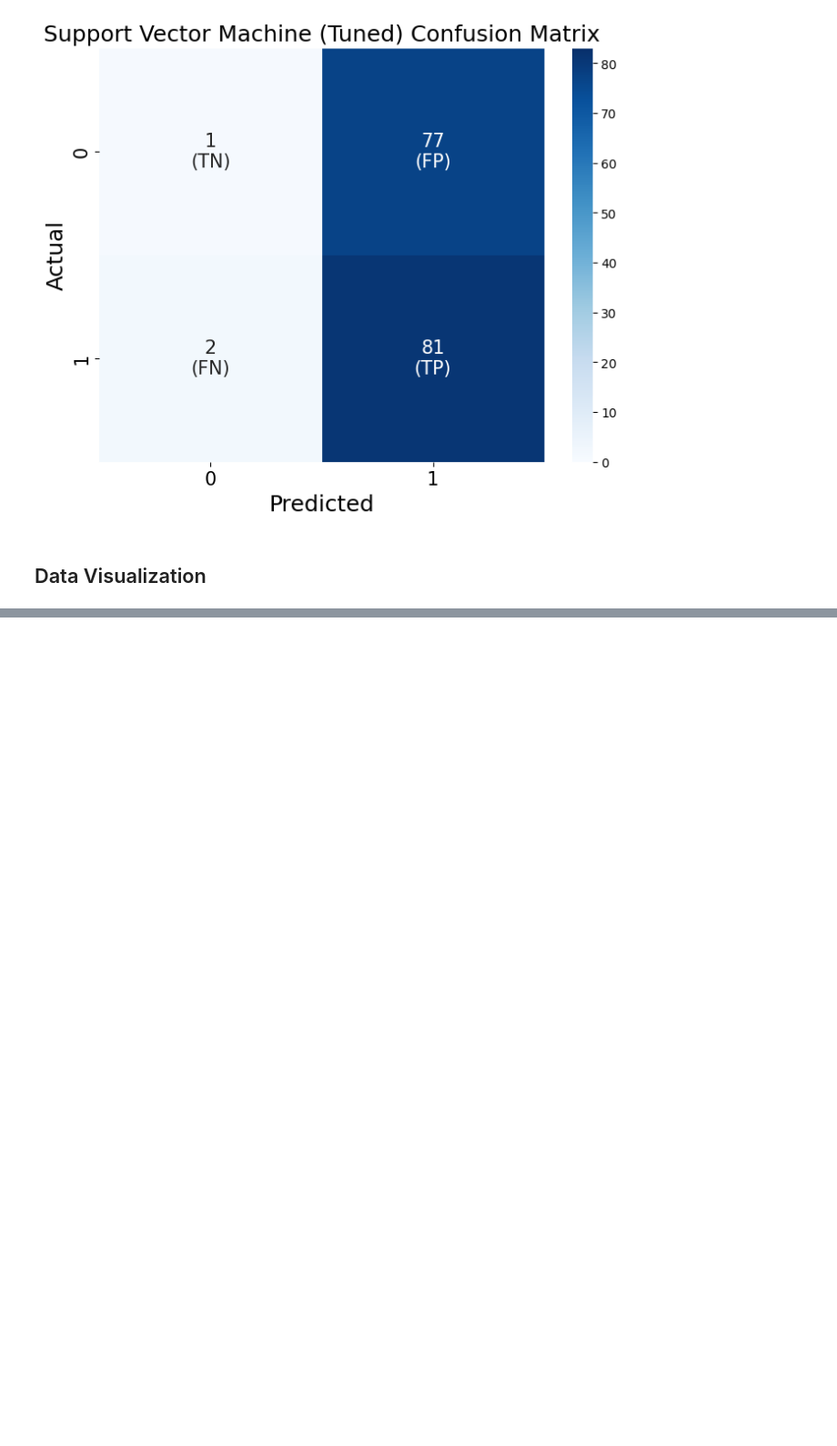
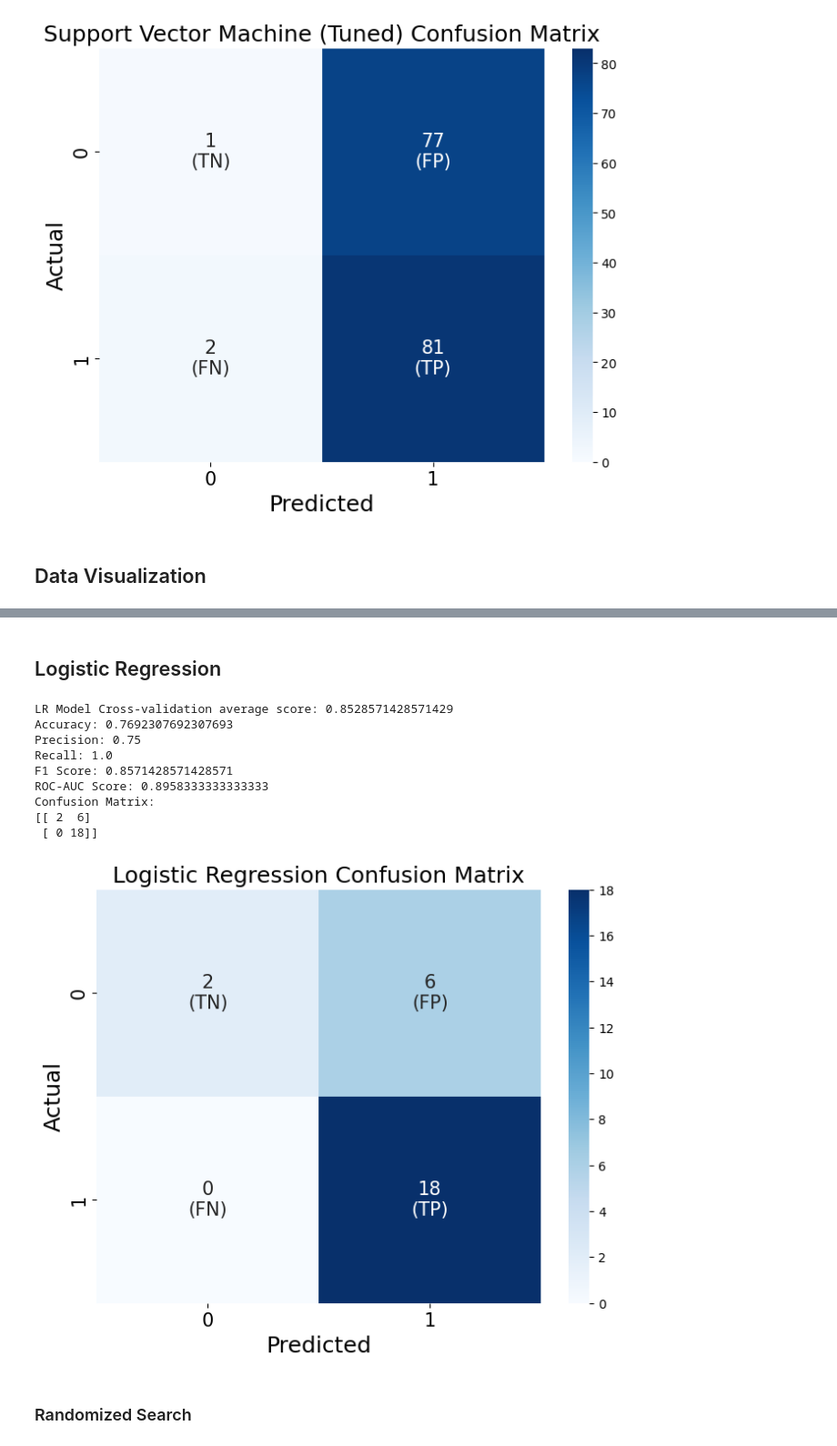
Before and after one commit to sas062/beng203_breast_cancer_recurrence_classifier, a Jupyter notebook: breast_cancer_classifier.ipynb, the cells around one changed output, grey strips where cells are left out. Shown at 91% size. Drawn from its saved outputs; the diff is of its cells as text; code cells hidden in the pictures; blank space fills up the shorter version.

```diff
--- a/breast_cancer_classifier.ipynb
+++ b/breast_cancer_classifier.ipynb
@@ -1668,0 +1808,68 @@ plt.show()
+# %%
+scaler = MinMaxScaler()
+X = filtered_data.drop(columns=["cancer_status"])
+y = filtered_data["cancer_status"]
+X_scaled = scaler.fit_transform(X)
+# %% [markdown]
+## Logistic Regression
+# %%
+X_train, X_test, y_train, y_test = train_test_split(X_scaled, y, test_size=0.20, random_state=42)
+
+LR_Model = LogisticRegression()
+
+LR_cross_scores = cross_val_score(LR_Model, X_train, y_train, cv=5)
+print(f'LR Model Cross-validation average score: {LR_cross_scores.mean()}')
+
+# Train the model
+LR_Model.fit(X_train, y_train)
+
+# Predict on the test set
+y_pred = LR_Model.predict(X_test)
+y_pred_proba = LR_Model.predict_proba(X_test)[:, 1]
+
+# Evaluation metrics
+LR_accuracy = accuracy_score(y_test, y_pred)
+LR_precision = precision_score(y_test, y_pred)
+LR_recall = recall_score(y_test, y_pred)
+LR_f1 = f1_score(y_test, y_pred)
+LR_roc_auc = roc_auc_score(y_test, y_pred_proba)
+LR_conf_matrix = confusion_matrix(y_test, y_pred)
+
+print(f'Accuracy: {LR_accuracy}')
+print(f'Precision: {LR_precision}')
+print(f'Recall: {LR_recall}')
+print(f'F1 Score: {LR_f1}')
+print(f'ROC-AUC Score: {LR_roc_auc}')
+print(f'Confusion Matrix:\n{LR_conf_matrix}')
+
+labels = np.array([["TN", "FP"],
+                   ["FN", "TP"]])
+annot_matrix = np.array([[f"{LR_conf_matrix[i, j]}\n({labels[i, j]})"
+                              for j in range(LR_conf_matrix.shape[1])]
+                              for i in range(LR_conf_matrix.shape[0])])
+
+value, counts = np.unique(y_test, return_counts=True)
+max_counts = max(counts)
+
+# Plot using seaborn
+plt.figure(figsize=(8, 6))
+sns.heatmap(LR_conf_matrix, annot=annot_matrix, cmap="Blues", fmt="", annot_kws={"size": 15}, vmin=0, vmax=max_counts)
+plt.title("Logistic Regression Confusion Matrix", fontsize=18)
+plt.ylabel("Actual", fontsize=18)
+plt.xlabel("Predicted", fontsize=18)
+plt.xticks(fontsize=15)
+plt.yticks(fontsize=15)
+plt.show()
+# %% [output]
+LR Model Cross-validation average score: 0.8528571428571429
+Accuracy: 0.7692307692307693
+Precision: 0.75
+Recall: 1.0
+F1 Score: 0.8571428571428571
+ROC-AUC Score: 0.8958333333333333
+Confusion Matrix:
+[[ 2  6]
+ [ 0 18]]
+[figure, added]
+# %% [markdown]
+### Randomized Search
```
Also changed, not shown: parts of 89 cells of this notebook, 1 other file.
